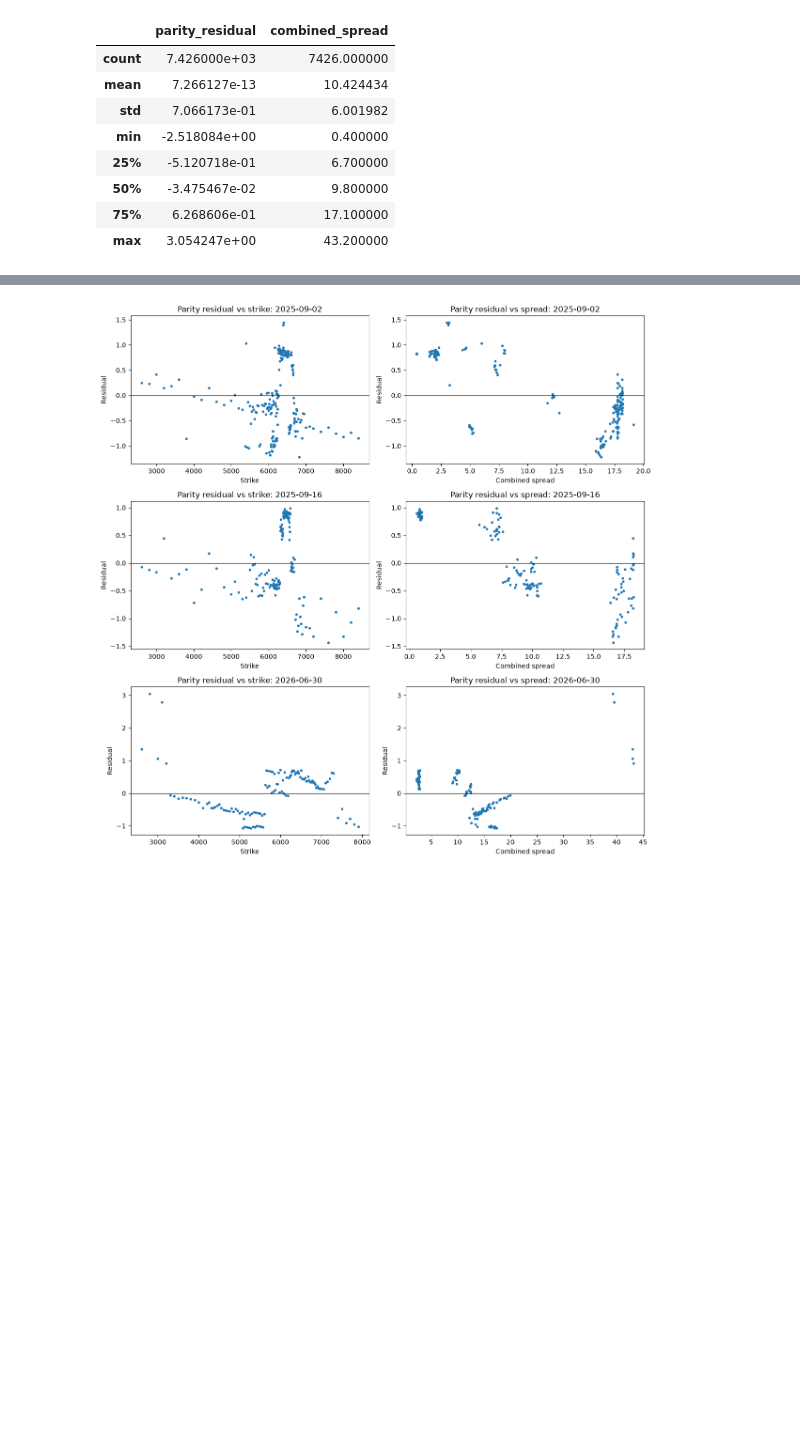
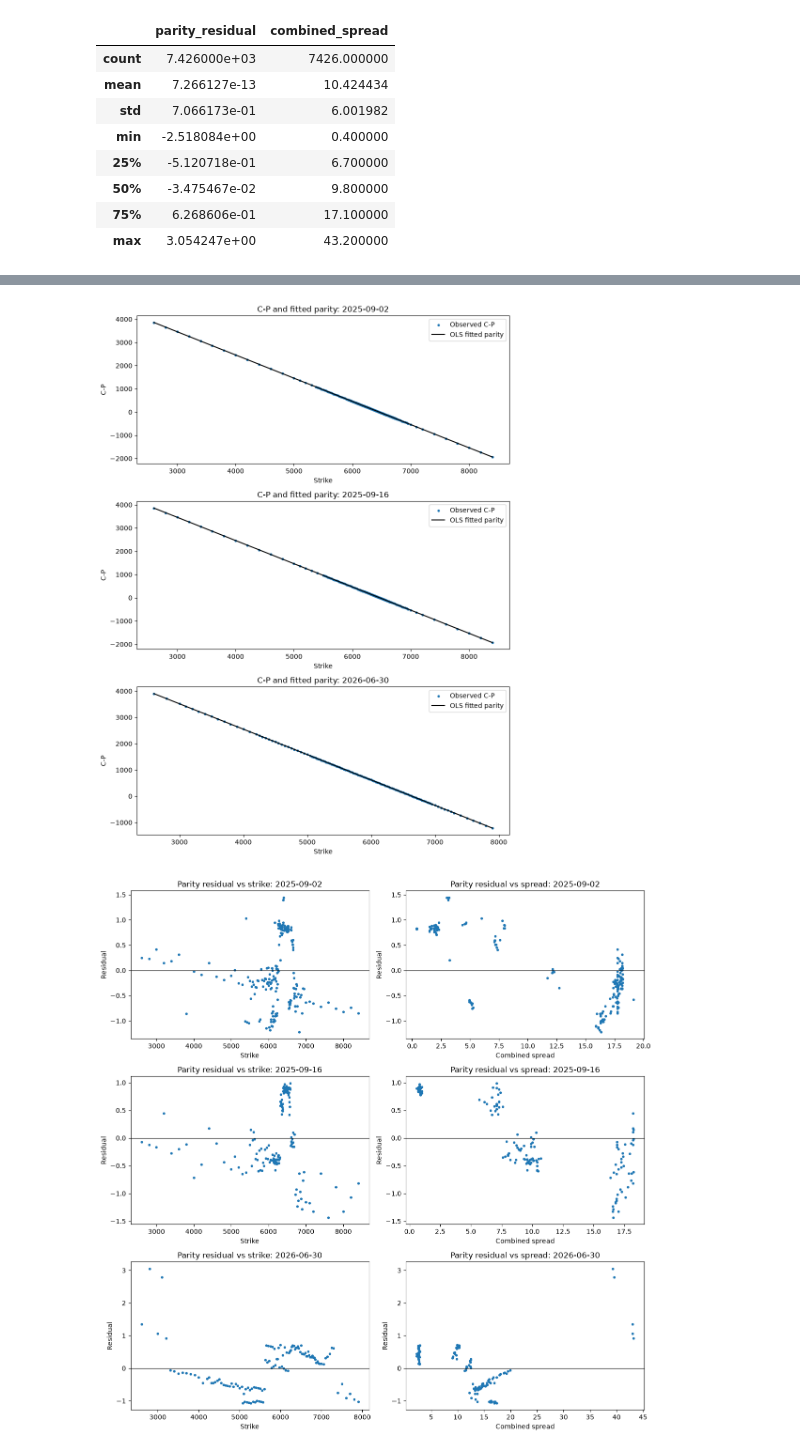
Before and after one commit to MMillward2012/Volatility-Forecasting-and-Options-Trading, a Jupyter notebook: notebooks/forward_inference_diagnostics.ipynb, the cells around one changed output, grey strips where cells are left out. Drawn from its saved outputs; the diff is of its cells as text; code cells hidden in the pictures; blank space fills up the shorter version.

Commit message:
Add executable parity interval diagnostics

```diff
--- a/notebooks/forward_inference_diagnostics.ipynb
+++ b/notebooks/forward_inference_diagnostics.ipynb
@@ -72,3 +114,23 @@ quote_quality.groupby(["zero_bid", "wide_spread"])[
+# %%
+selected_expiries = (
+    diagnostics["expiry_date"].drop_duplicates().sort_values().iloc[[0, 10, -1]]
+)
+fig, axes = plt.subplots(
+    len(selected_expiries), 1, figsize=(9, 4 * len(selected_expiries)), squeeze=False
+)
+
+for row, expiry in enumerate(selected_expiries):
+    sample = diagnostics[diagnostics["expiry_date"] == expiry].sort_values("strike")
+    axes[row, 0].scatter(sample["strike"], sample["parity_value"], s=8, label="Observed C-P")
+    axes[row, 0].plot(sample["strike"], sample["fitted_parity"], color="black", label="OLS fitted parity")
+    axes[row, 0].set_title(f"C-P and fitted parity: {expiry.date()}")
+    axes[row, 0].set_xlabel("Strike")
+    axes[row, 0].set_ylabel("C-P")
+    axes[row, 0].legend()
+
+plt.tight_layout()
+# %% [output]
+[figure, added]
 # %%
 selected_expiries = (
     diagnostics["expiry_date"].drop_duplicates().sort_values().iloc[[0, 10, -1]]
```
Also changed, not shown: parts of 11 cells of this notebook.
